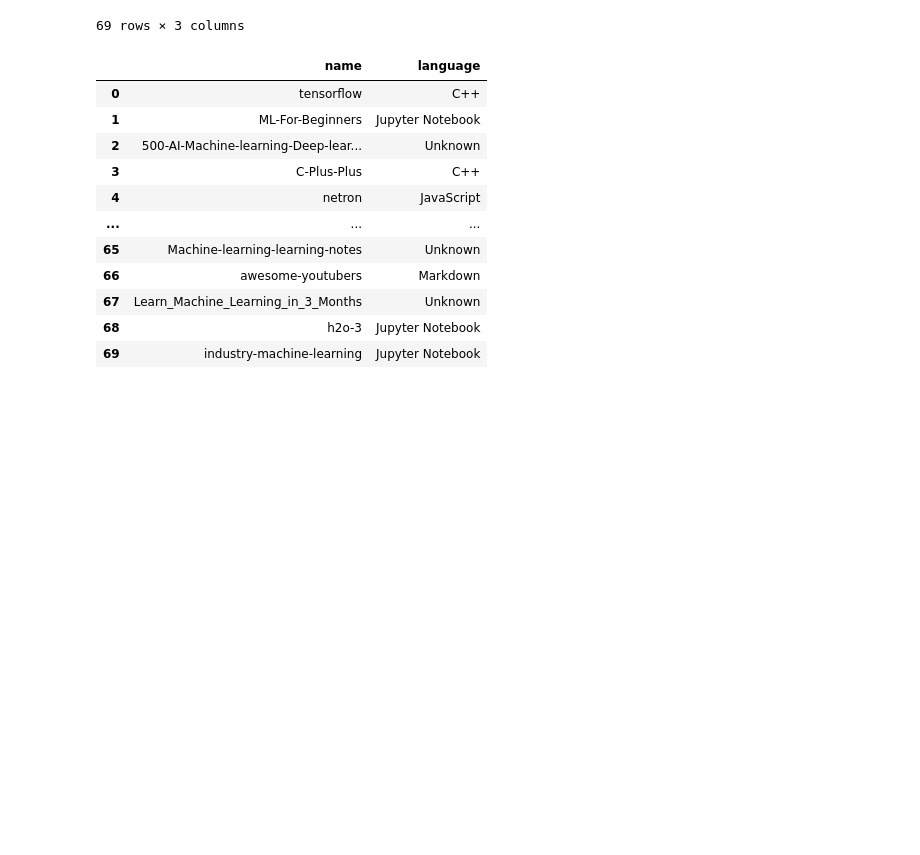
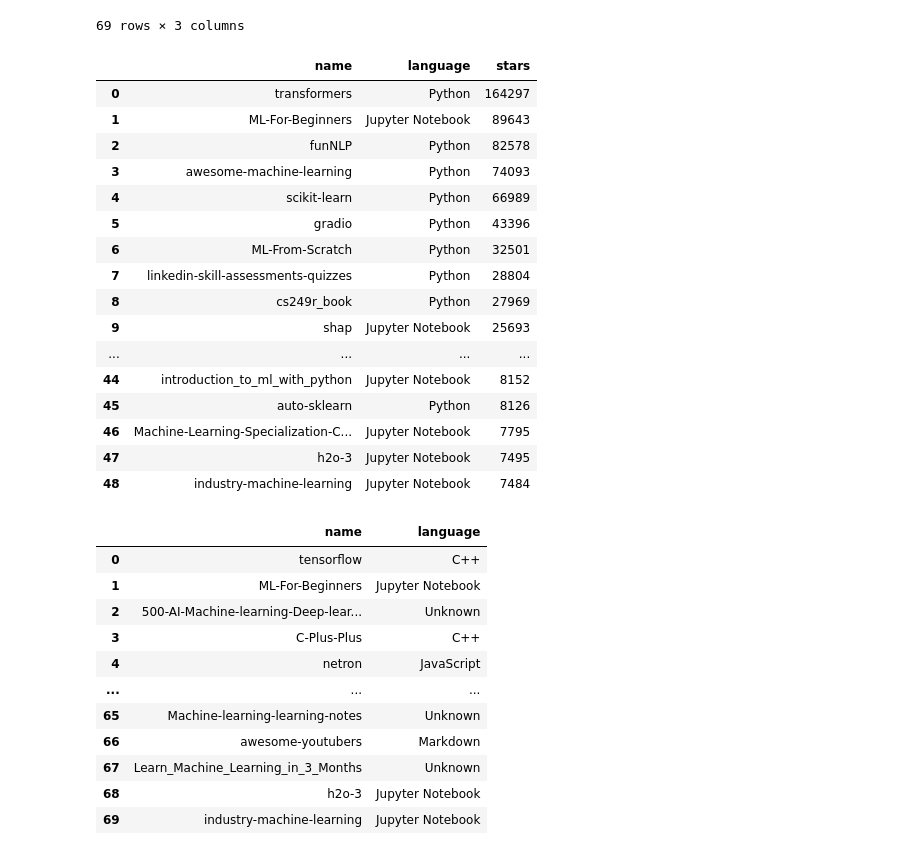
Before and after one commit to Eyad25510/GitHub_ML_Analysis, a Jupyter notebook: TASK_2.ipynb, the cells around one changed output. Saved outputs shown, nothing was run; the diff lists cells and outputs as text; code cells hidden in the pictures; blank space fills up the shorter version.

```diff
--- a/TASK_2.ipynb
+++ b/TASK_2.ipynb
@@ -150,6 +150,35 @@ result
 | 67 | 3D-Machine-Learning | 10191 | 1797 |
 | 68 | tpot | 10051 | 1563 |
 69 rows × 3 columns
+# %%
+query = """
+SELECT name, language, stars
+FROM Repositories
+WHERE language = 'Python'
+OR language = 'Jupyter Notebook';
+"""
+
+result = pd.read_sql_query(query, conn)
+
+result
+# %% [output]
+|  | name | language | stars |
+| 0 | transformers | Python | 164297 |
+| 1 | ML-For-Beginners | Jupyter Notebook | 89643 |
+| 2 | funNLP | Python | 82578 |
+| 3 | awesome-machine-learning | Python | 74093 |
+| 4 | scikit-learn | Python | 66989 |
+| 5 | gradio | Python | 43396 |
+| 6 | ML-From-Scratch | Python | 32501 |
+| 7 | linkedin-skill-assessments-quizzes | Python | 28804 |
+| 8 | cs249r_book | Python | 27969 |
+| 9 | shap | Jupyter Notebook | 25693 |
+| ... | ... | ... | ... |
+| 44 | introduction_to_ml_with_python | Jupyter Notebook | 8152 |
+| 45 | auto-sklearn | Python | 8126 |
+| 46 | Machine-Learning-Specialization-C... | Jupyter Notebook | 7795 |
+| 47 | h2o-3 | Jupyter Notebook | 7495 |
+| 48 | industry-machine-learning | Jupyter Notebook | 7484 |
 # %%
 query = """
 SELECT name, language
```
Also changed, not shown: parts of 1 cell of this notebook.
